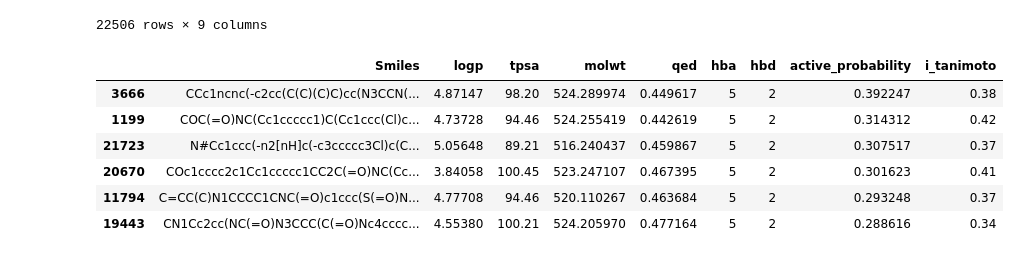
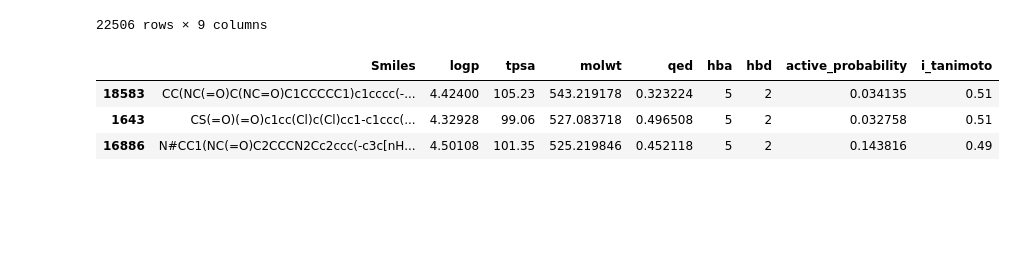
Before and after one commit to alverad-katsuro/chembl_analyser, a Jupyter notebook: cruzipain/re_imprimir_lig.ipynb, the cells around one changed output. Cells and saved outputs as stored; diff of their text form; code cells hidden in the pictures; blank space fills up the shorter version.

```diff
--- a/cruzipain/re_imprimir_lig.ipynb
+++ b/cruzipain/re_imprimir_lig.ipynb
@@ -46,16 +46,13 @@ novos_ligantes_odn
 | 22505 | CCCC(=O)Nc1ccc(Sc2cc(=O)[nH]c3ccc... | 4.35830 | 102.58 | 520.214427 | 0.482027 | 5 | 2 | 0.000149 | 0.32 |
 22506 rows × 9 columns
 # %%
-seis_primeiros_ligs_odn = novos_ligantes_odn.loc[novos_ligantes_odn.Smiles.str.contains("#")].sort_values(by='active_probability', ascending=False).iloc[:6,:]
+seis_primeiros_ligs_odn = novos_ligantes_odn.loc[novos_ligantes_odn.Smiles.str.contains("#")].sort_values(by='i_tanimoto', ascending=False).iloc[:3,:]
 seis_primeiros_ligs_odn
 # %% [output]
 |  | Smiles | logp | tpsa | molwt | qed | hba | hbd | active_probability | i_tanimoto |
-| 3666 | CCc1ncnc(-c2cc(C(C)(C)C)cc(N3CCN(... | 4.87147 | 98.20 | 524.289974 | 0.449617 | 5 | 2 | 0.392247 | 0.38 |
-| 1199 | COC(=O)NC(Cc1ccccc1)C(Cc1ccc(Cl)c... | 4.73728 | 94.46 | 524.255419 | 0.442619 | 5 | 2 | 0.314312 | 0.42 |
-| 21723 | N#Cc1ccc(-n2[nH]c(-c3ccccc3Cl)c(C... | 5.05648 | 89.21 | 516.240437 | 0.459867 | 5 | 2 | 0.307517 | 0.37 |
-| 20670 | COc1cccc2c1Cc1ccccc1CC2C(=O)NC(Cc... | 3.84058 | 100.45 | 523.247107 | 0.467395 | 5 | 2 | 0.301623 | 0.41 |
-| 11794 | C=CC(C)N1CCCC1CNC(=O)c1ccc(S(=O)N... | 4.77708 | 94.46 | 520.110267 | 0.463684 | 5 | 2 | 0.293248 | 0.37 |
-| 19443 | CN1Cc2cc(NC(=O)N3CCC(C(=O)Nc4cccc... | 4.55380 | 100.21 | 524.205970 | 0.477164 | 5 | 2 | 0.288616 | 0.34 |
+| 18583 | CC(NC(=O)C(NC=O)C1CCCCC1)c1cccc(-... | 4.42400 | 105.23 | 543.219178 | 0.323224 | 5 | 2 | 0.034135 | 0.51 |
+| 1643 | CS(=O)(=O)c1cc(Cl)c(Cl)cc1-c1ccc(... | 4.32928 | 99.06 | 527.083718 | 0.496508 | 5 | 2 | 0.032758 | 0.51 |
+| 16886 | N#CC1(NC(=O)C2CCCN2Cc2ccc(-c3c[nH... | 4.50108 | 101.35 | 525.219846 | 0.452118 | 5 | 2 | 0.143816 | 0.49 |
 # %%
 seis_primeiros_ligs_odn = seis_primeiros_ligs_odn.to_numpy().tolist()
 # %%
```
Also changed, not shown: parts of 8 cells of this notebook, 9 other files.
